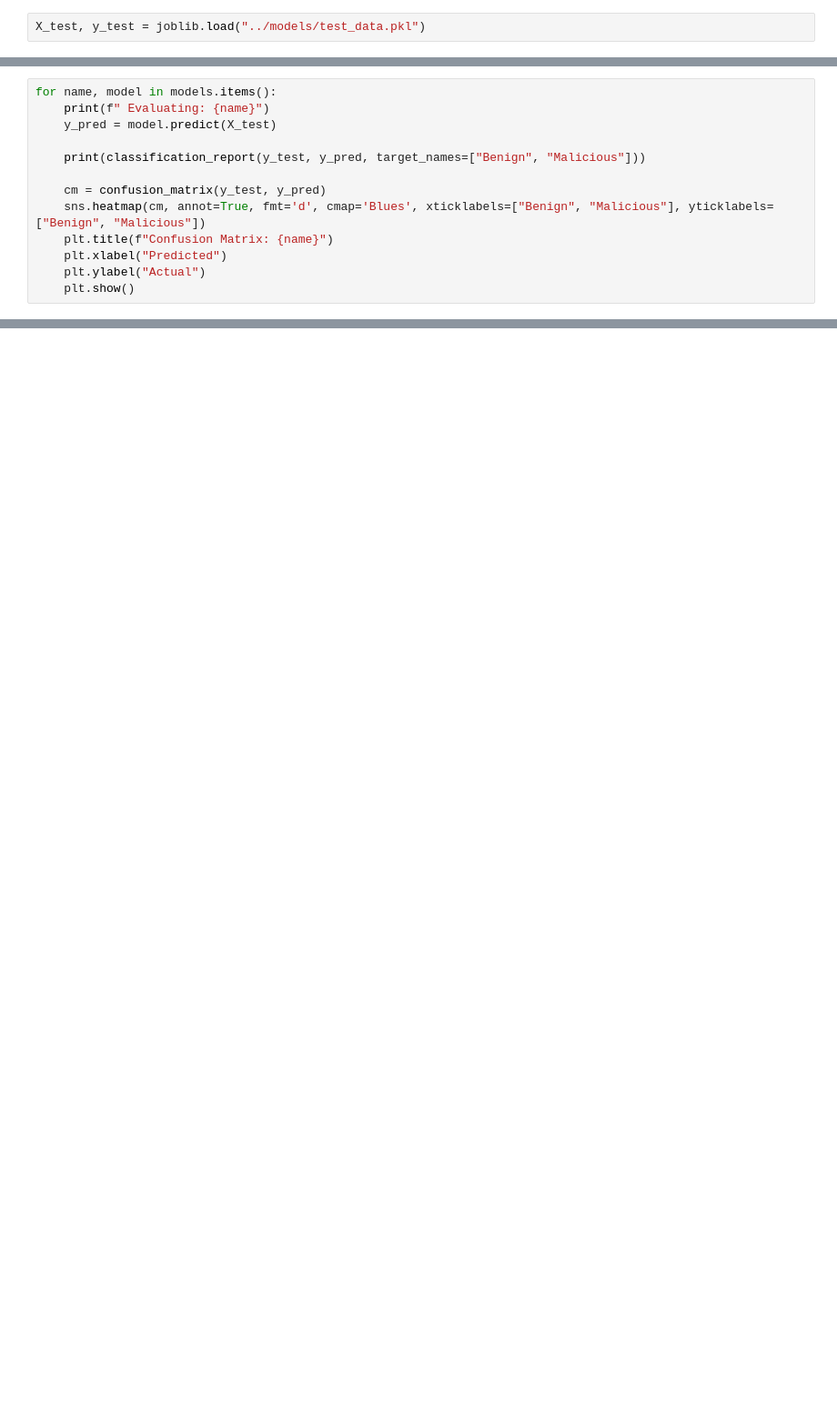
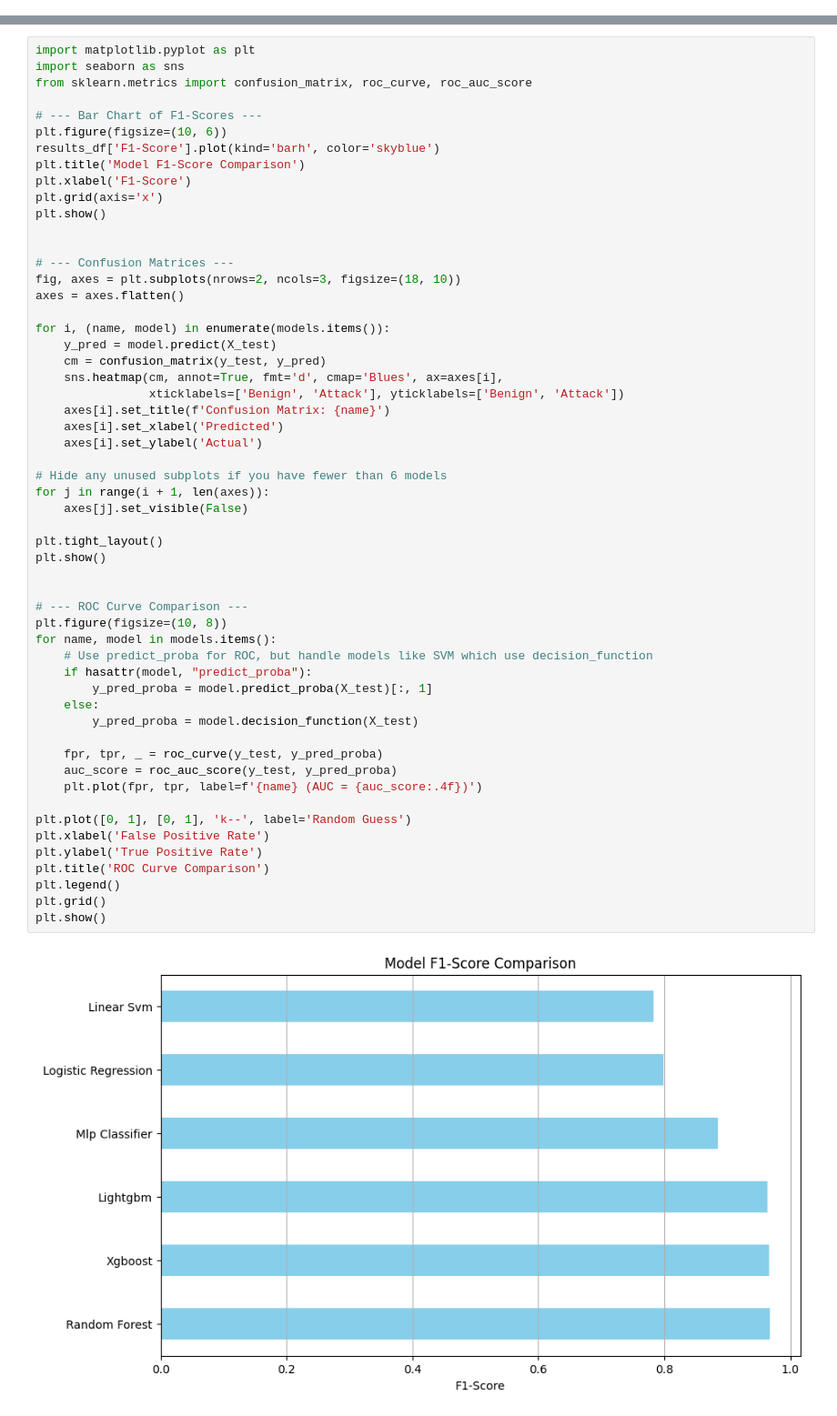
Before and after one commit to Ahmed-Elghazouly/Network-IDS-Machine-Learning-Project, a Jupyter notebook: src/evaluate.ipynb, the cells around one changed output, grey strips where cells are left out. Shown: that part at 91% size. Drawn from its saved outputs; the diff is of its cells as text; blank space fills up the shorter version.

```diff
--- a/src/evaluate.ipynb
+++ b/src/evaluate.ipynb
@@ -8,2 +0,0 @@ import pandas as pd
-# %%
-X_test, y_test = joblib.load("../models/test_data.pkl")
@@ -18,13 +0,0 @@ for file in model_files:
-# %%
-for name, model in models.items():
-    print(f" Evaluating: {name}")
-    y_pred = model.predict(X_test)
-
-    print(classification_report(y_test, y_pred, target_names=["Benign", "Malicious"]))
-
-    cm = confusion_matrix(y_test, y_pred)
-    sns.heatmap(cm, annot=True, fmt='d', cmap='Blues', xticklabels=["Benign", "Malicious"], yticklabels=["Benign", "Malicious"])
-    plt.title(f"Confusion Matrix: {name}")
-    plt.xlabel("Predicted")
-    plt.ylabel("Actual")
-    plt.show()
@@ -116,0 +54,57 @@ display(df_summary)
+# %%
+import matplotlib.pyplot as plt
+import seaborn as sns
+from sklearn.metrics import confusion_matrix, roc_curve, roc_auc_score
+
+# --- Bar Chart of F1-Scores ---
+plt.figure(figsize=(10, 6))
+results_df['F1-Score'].plot(kind='barh', color='skyblue')
+plt.title('Model F1-Score Comparison')
+plt.xlabel('F1-Score')
+plt.grid(axis='x')
+plt.show()
+
+
+# --- Confusion Matrices ---
+fig, axes = plt.subplots(nrows=2, ncols=3, figsize=(18, 10))
+axes = axes.flatten()
+
+for i, (name, model) in enumerate(models.items()):
+    y_pred = model.predict(X_test)
+    cm = confusion_matrix(y_test, y_pred)
+    sns.heatmap(cm, annot=True, fmt='d', cmap='Blues', ax=axes[i],
+                xticklabels=['Benign', 'Attack'], yticklabels=['Benign', 'Attack'])
+    axes[i].set_title(f'Confusion Matrix: {name}')
+    axes[i].set_xlabel('Predicted')
+    axes[i].set_ylabel('Actual')
+
+# Hide any unused subplots if you have fewer than 6 models
+for j in range(i + 1, len(axes)):
+    axes[j].set_visible(False)
+
+plt.tight_layout()
+plt.show()
+
+
+# --- ROC Curve Comparison ---
+plt.figure(figsize=(10, 8))
+for name, model in models.items():
+    # Use predict_proba for ROC, but handle models like SVM which use decision_function
+    if hasattr(model, "predict_proba"):
+        y_pred_proba = model.predict_proba(X_test)[:, 1]
+    else:
+        y_pred_proba = model.decision_function(X_test)
+
+    fpr, tpr, _ = roc_curve(y_test, y_pred_proba)
+    auc_score = roc_auc_score(y_test, y_pred_proba)
+    plt.plot(fpr, tpr, label=f'{name} (AUC = {auc_score:.4f})')
+
+plt.plot([0, 1], [0, 1], 'k--', label='Random Guess')
+plt.xlabel('False Positive Rate')
+plt.ylabel('True Positive Rate')
+plt.title('ROC Curve Comparison')
+plt.legend()
+plt.grid()
+plt.show()
+# %% [output]
+[figure, added]
```
Also changed, not shown: parts of 6 cells of this notebook, 6 other files.
